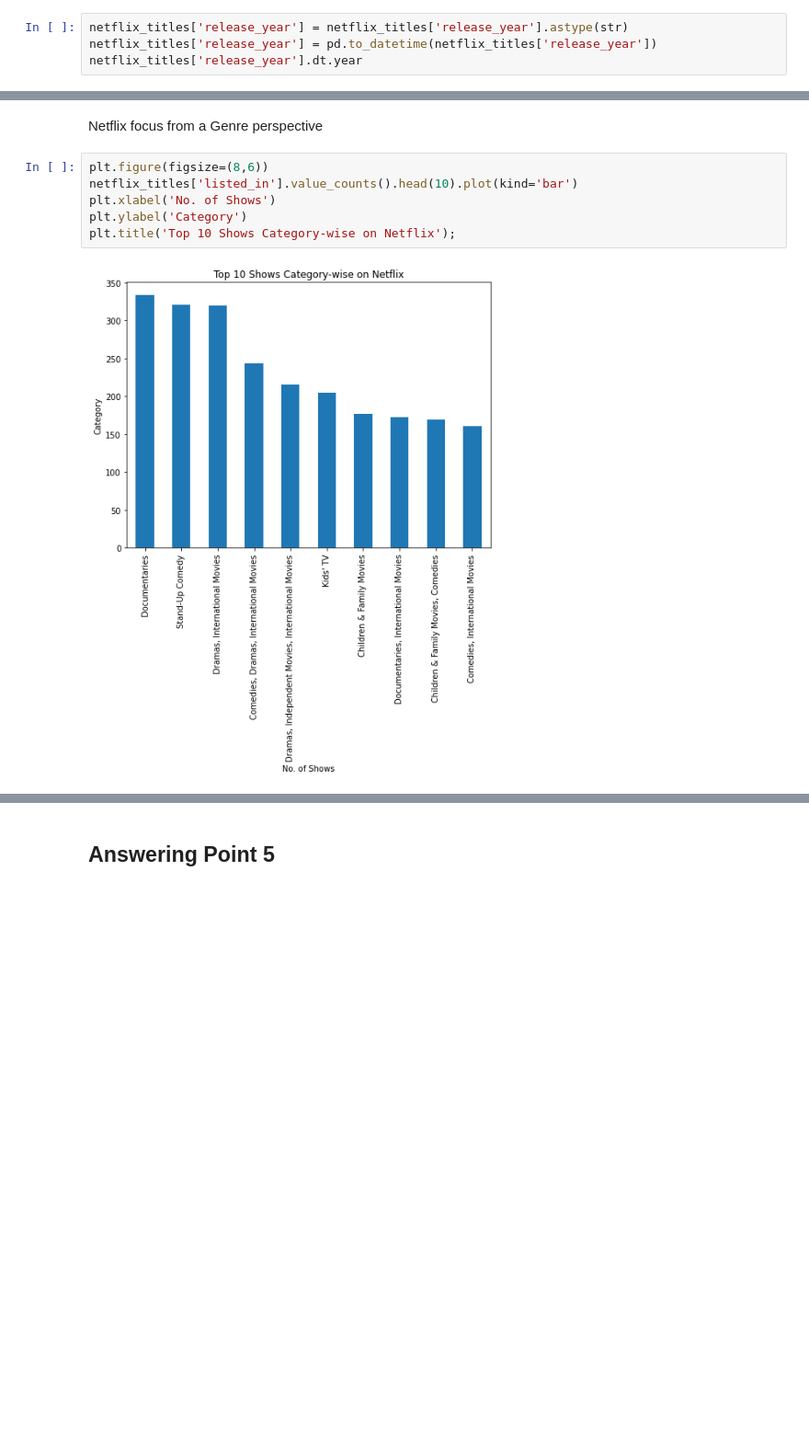
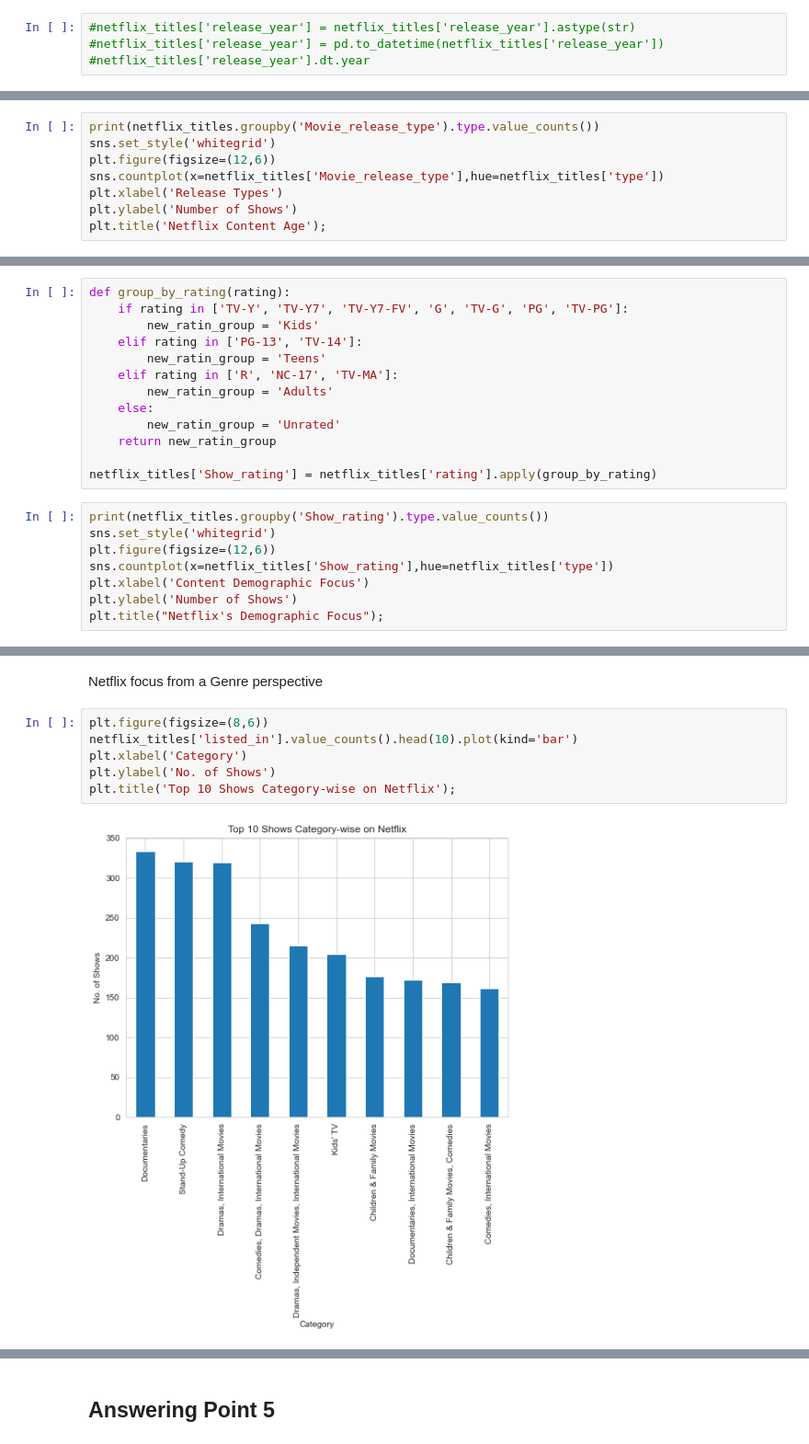
Before and after one commit to cjonwei/GA_Final_Project, a Jupyter notebook: eda.ipynb, the cells around one changed output, grey strips where cells are left out. Shown: that part at 92% size. Cells and saved outputs as stored; diff of their text form; blank space fills up the shorter version.

```diff
--- a/eda.ipynb
+++ b/eda.ipynb
@@ -78,6 +76,6 @@ array(['Brazil', 'Mexico', 'Singapore', 'United States', 'Turkey',
 # %% [markdown]
 Dates: Some information classified as object but are infact dates... will need to change these.
 # %%
-netflix_titles['release_year'] = netflix_titles['release_year'].astype(str)
-netflix_titles['release_year'] = pd.to_datetime(netflix_titles['release_year'])
-netflix_titles['release_year'].dt.year
+#netflix_titles['release_year'] = netflix_titles['release_year'].astype(str)
+#netflix_titles['release_year'] = pd.to_datetime(netflix_titles['release_year'])
+#netflix_titles['release_year'].dt.year
@@ -252,0 +292,8 @@ plt.title('Show Split by Years');
+# %%
+print(netflix_titles.groupby('Movie_release_type').type.value_counts())
+sns.set_style('whitegrid')
+plt.figure(figsize=(12,6))
+sns.countplot(x=netflix_titles['Movie_release_type'],hue=netflix_titles['type'])
+plt.xlabel('Release Types')
+plt.ylabel('Number of Shows')
+plt.title('Netflix Content Age');
@@ -277,3 +376,24 @@ Teens focused: 'PG-13', 'TV-14'
 Adults focused: 'R', 'NC-17', 'TV-MA'
 
 Unclassified: 'UR'
+# %%
+def group_by_rating(rating):
+    if rating in ['TV-Y', 'TV-Y7', 'TV-Y7-FV', 'G', 'TV-G', 'PG', 'TV-PG']:
+        new_ratin_group = 'Kids'
+    elif rating in ['PG-13', 'TV-14']:
+        new_ratin_group = 'Teens'
+    elif rating in ['R', 'NC-17', 'TV-MA']:
+        new_ratin_group = 'Adults'
+    else:
+        new_ratin_group = 'Unrated'
+    return new_ratin_group
+
+netflix_titles['Show_rating'] = netflix_titles['rating'].apply(group_by_rating)
+# %%
+print(netflix_titles.groupby('Show_rating').type.value_counts())
+sns.set_style('whitegrid')
+plt.figure(figsize=(12,6))
+sns.countplot(x=netflix_titles['Show_rating'],hue=netflix_titles['type'])
+plt.xlabel('Content Demographic Focus')
+plt.ylabel('Number of Shows')
+plt.title("Netflix's Demographic Focus");
@@ -282,8 +414,8 @@ Netflix focus from a Genre perspective
 # %%
 plt.figure(figsize=(8,6))
 netflix_titles['listed_in'].value_counts().head(10).plot(kind='bar')
-plt.xlabel('No. of Shows')
-plt.ylabel('Category')
+plt.xlabel('Category')
+plt.ylabel('No. of Shows')
 plt.title('Top 10 Shows Category-wise on Netflix');
 # %% [output]
-[figure, old version]
+[figure, new version]
```
Also changed, not shown: parts of 32 cells of this notebook.
